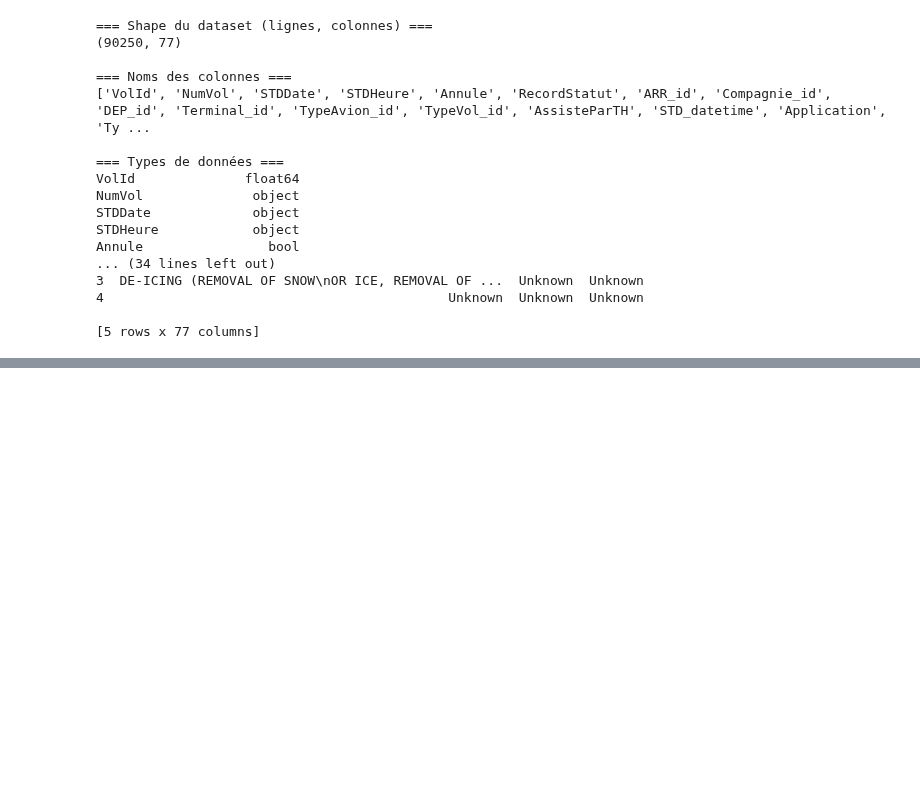
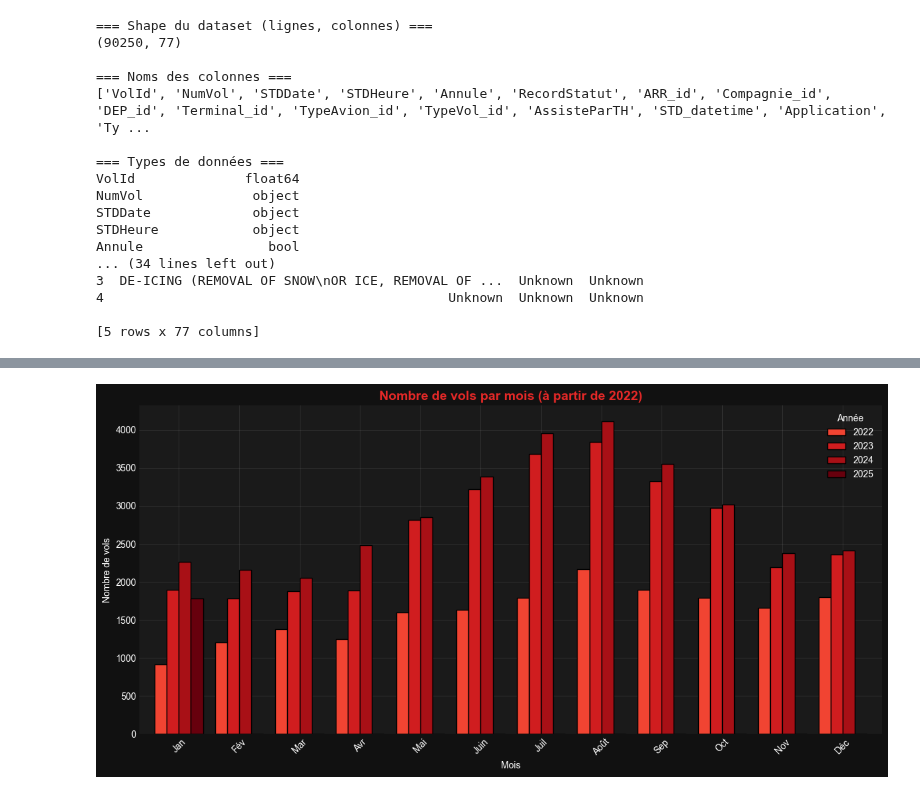
Before and after one commit to ZahraZellazi/DelayPrediction, a Jupyter notebook: kpi.ipynb, the cells around one changed output, grey strips where cells are left out. Drawn from its saved outputs; the diff is of its cells as text; code cells hidden in the pictures; blank space fills up the shorter version.

Commit message:
kpi : Exploration Generale Charts

```diff
--- a/kpi.ipynb
+++ b/kpi.ipynb
@@ -94,14 +38,0 @@ Name: count, dtype: int64
-# %%
-import matplotlib.pyplot as plt
-
-plt.style.use("seaborn-v0_8-darkgrid")
-plt.rcParams['axes.facecolor'] = "#1a1a1a"
-plt.rcParams['axes.edgecolor'] = "#ff4c4c"
-plt.rcParams['axes.labelcolor'] = "#ff6666"
-plt.rcParams['xtick.color'] = "white"
-plt.rcParams['ytick.color'] = "white"
-plt.rcParams['text.color'] = "white"
-plt.rcParams['figure.facecolor'] = "#1a1a1a"
-plt.rcParams['figure.edgecolor'] = "#1a1a1a"
-plt.rcParams['axes.titleweight'] = "bold"
-plt.rcParams['axes.titlecolor'] = "#ff3333"
@@ -107,0 +105,40 @@ plt.rcParams['axes.titlecolor'] = "#ff3333"
+# %%
+# -------------------------------------------------------------------------
+# Cell - Nombre de vols par mois avec couleurs par année (depuis 2022)
+# -------------------------------------------------------------------------
+import matplotlib.cm as cm
+import numpy as np
+
+# Filtrer les années >= 2022
+df_filtered = df[df['Year'] >= 2022]
+
+# Grouper par mois et année
+monthly_counts = df_filtered.groupby(['Month','Year']).size().unstack(fill_value=0)
+
+# Labels des mois
+month_labels = ['Jan', 'Fév', 'Mar', 'Avr', 'Mai', 'Juin', 'Juil', 'Août', 'Sep', 'Oct', 'Nov', 'Déc']
+
+# Palette de couleurs pour chaque année
+colors = cm.Reds(np.linspace(0.6, 1, len(monthly_counts.columns)))
+
+# Création du bar chart groupé
+fig, ax = plt.subplots(figsize=(12,6))
+monthly_counts.plot(
+    kind='bar',
+    ax=ax,
+    color=colors,
+    edgecolor='black',
+    width=0.8
+)
+
+# Styling
+style_ax(ax, title='Nombre de vols par mois (à partir de 2022)', xlabel='Mois', ylabel='Nombre de vols')
+
+# Remplacer ticks X par noms des mois
+ax.set_xticklabels(month_labels, rotation=45)
+
+plt.legend(title='Année')
+plt.tight_layout()
+plt.show()
+# %% [output]
+[figure, added]
```
Also changed, not shown: parts of 6 cells of this notebook.
